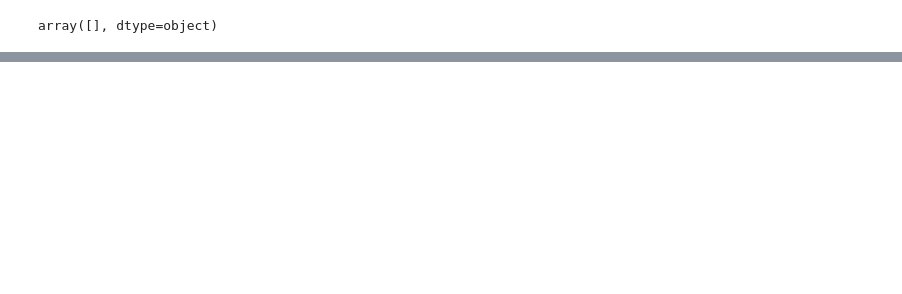
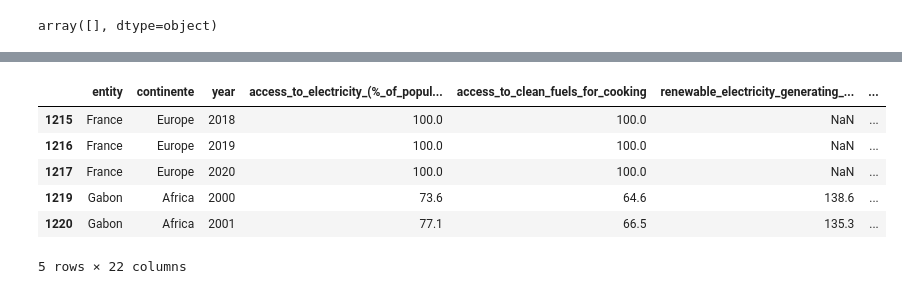
Before and after one commit to Leon4to/Energia, a Jupyter notebook: Project .ipynb, the cells around one changed output, grey strips where cells are left out. Saved outputs shown, nothing was run; the diff lists cells and outputs as text; code cells hidden in the pictures; blank space fills up the shorter version.

```diff
--- a/Project .ipynb
+++ b/Project .ipynb
@@ -450,0 +474,14 @@ NameError: name 'media_pais_columna' is not defined
+# %%
+#Eliminacion de una fila (1218 en df) que no era concluyente
+df2[df2['access_to_electricity_(%_of_population)'].isnull()]
+fila_a_eliminar = 1218
+df2.drop(fila_a_eliminar, inplace = True)
+df2.loc[1215:1220]
+# %% [output]
+|  | entity | continente | year | access_to_electricity_(%_of_popul... | access_to_clean_fuels_for_cooking | renewable_electricity_generating_... | ... |
+| 1215 | France | Europe | 2018 | 100.0 | 100.0 | NaN | ... |
+| 1216 | France | Europe | 2019 | 100.0 | 100.0 | NaN | ... |
+| 1217 | France | Europe | 2020 | 100.0 | 100.0 | NaN | ... |
+| 1219 | Gabon | Africa | 2000 | 73.6 | 64.6 | 138.6 | ... |
+| 1220 | Gabon | Africa | 2001 | 77.1 | 66.5 | 135.3 | ... |
+5 rows × 22 columns
```
Also changed, not shown: parts of 8 cells of this notebook.
